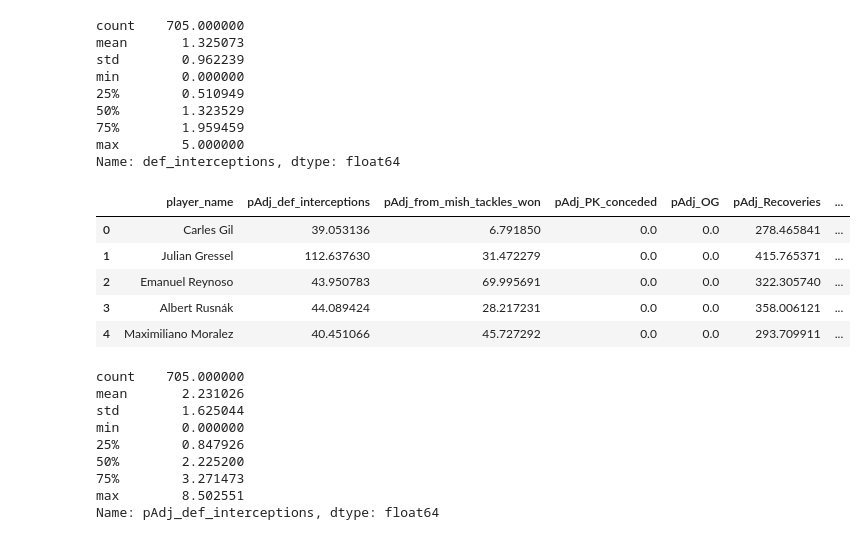
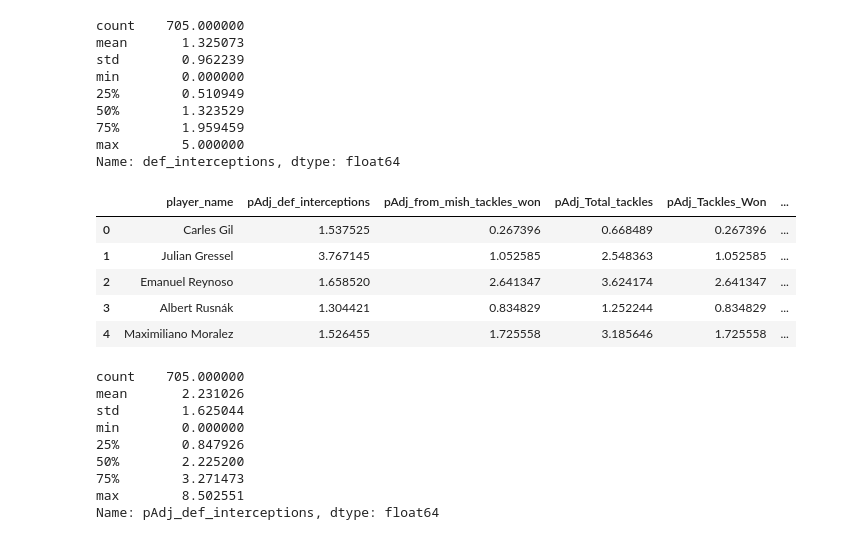
Before and after one commit to misterrustia/MLS_clustering_Captsone, a Jupyter notebook: 2_Exploratory_Data_analysis/feature_scaling.ipynb, the cells around one changed output. Cells and saved outputs as stored; diff of their text form; code cells hidden in the pictures.

Commit message:
feature scaling and creation , first itteration of true tackle pct built

```diff
--- a/2_Exploratory_Data_analysis/feature_scaling.ipynb
+++ b/2_Exploratory_Data_analysis/feature_scaling.ipynb
@@ -75,13 +39,14 @@ array(['fb_id', 'player_name', 'Squad_from_op', 'Opposing_Poss',
 # %%
 ## create list of columns to be adjusted to per 90 stats
 cols =  [
-         # this needs to be done on by teams 90's 'Opposing_Touches',
-    'Opposing_Touches',
+         # this needs to be done on by teams 90's
     # def stats
     'Total_tackles', 'Tackles_Won', 'Tackles_Def_3rd',
        'Tackles_Mid_3rd', 'Tackles_Att_3rd', 'Num_Dribblers_tackled',
        'Num_Dribbled_past', 'total_pressing', 'Won_ball_5_sec',
-       'Tackle_pct_won', 'pres_Def_3rd', 'pres_Mid_3rd', 'pres_Att_3rd',
+
+       # 'Tackle_pct_won',- pct not scaled
+    'pres_Def_3rd', 'pres_Mid_3rd', 'pres_Att_3rd',
        'Blocks', 'Blocked_shots', 'Blocked_SOT', 'Blocked_pass',
        'Interceptions', 'Tackles_and_Ints', 'Clearences',
     # passing stats
@@ -177,7 +150,17 @@ max       19.391003
 Name: Opposing_Touches, dtype: float64
 # %%
+   # defensive stats to be adjusted by possesion
 
-cols=[
+def_cols=[
+
+        'Total_tackles', 'Tackles_Won', 'Tackles_Def_3rd',
+       'Tackles_Mid_3rd', 'Tackles_Att_3rd', 'Num_Dribblers_tackled',
+       'Num_Dribbled_past', 'total_pressing', 'Won_ball_5_sec',
+       #'Tackle_pct_won', - pct not adjusted
+    'pres_Def_3rd', 'pres_Mid_3rd', 'pres_Att_3rd',
+       'Blocks', 'Blocked_shots', 'Blocked_SOT', 'Blocked_pass',
+       'Interceptions', 'Tackles_and_Ints', 'Clearences',
+
       # defensive stats to be adjusted by possesion
     'Yellow_cards','Red_cards','Second_yellow','Fouls','def_interceptions',
     'from_mish_tackles_won','PK_conceded','OG','Recoveries','Aerial_Duels_lost']
@@ -204,15 +187,15 @@ def pAdj(df,cols):
 
   return df
 # %%
-df=pAdj(df,cols)
-df[[ 'player_name','pAdj_def_interceptions','pAdj_from_mish_tackles_won','pAdj_PK_conceded','pAdj_OG','pAdj_Recoveries','pAdj_Aerial_Duels_lost']].head()
+df=pAdj(df,def_cols)
+df[[ 'player_name','pAdj_def_interceptions','pAdj_from_mish_tackles_won', 'pAdj_Total_tackles', 'pAdj_Tackles_Won','pAdj_Recoveries','pAdj_Aerial_Duels_lost']].head()
 # %% [output]
-|  | player_name | pAdj_def_interceptions | pAdj_from_mish_tackles_won | pAdj_PK_conceded | pAdj_OG | pAdj_Recoveries | ... |
-| 0 | Carles Gil | 39.053136 | 6.791850 | 0.0 | 0.0 | 278.465841 | ... |
-| 1 | Julian Gressel | 112.637630 | 31.472279 | 0.0 | 0.0 | 415.765371 | ... |
-| 2 | Emanuel Reynoso | 43.950783 | 69.995691 | 0.0 | 0.0 | 322.305740 | ... |
-| 3 | Albert Rusnák | 44.089424 | 28.217231 | 0.0 | 0.0 | 358.006121 | ... |
-| 4 | Maximiliano Moralez | 40.451066 | 45.727292 | 0.0 | 0.0 | 293.709911 | ... |
+|  | player_name | pAdj_def_interceptions | pAdj_from_mish_tackles_won | pAdj_Total_tackles | pAdj_Tackles_Won | ... |
+| 0 | Carles Gil | 1.537525 | 0.267396 | 0.668489 | 0.267396 | ... |
+| 1 | Julian Gressel | 3.767145 | 1.052585 | 2.548363 | 1.052585 | ... |
+| 2 | Emanuel Reynoso | 1.658520 | 2.641347 | 3.624174 | 2.641347 | ... |
+| 3 | Albert Rusnák | 1.304421 | 0.834829 | 1.252244 | 0.834829 | ... |
+| 4 | Maximiliano Moralez | 1.526455 | 1.725558 | 3.185646 | 1.725558 | ... |
 # %%
 df['pAdj_def_interceptions'].describe()
 # %% [output]
```
Also changed, not shown: parts of 31 cells of this notebook, 2 other files.
